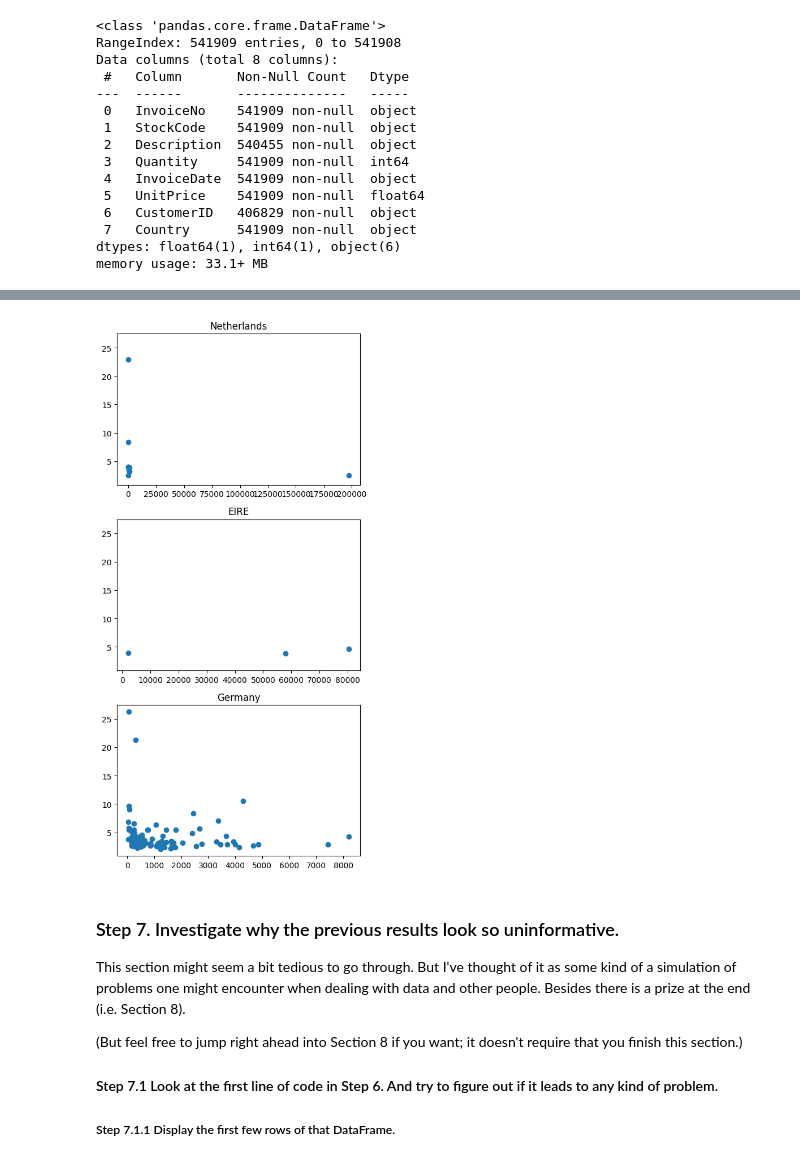
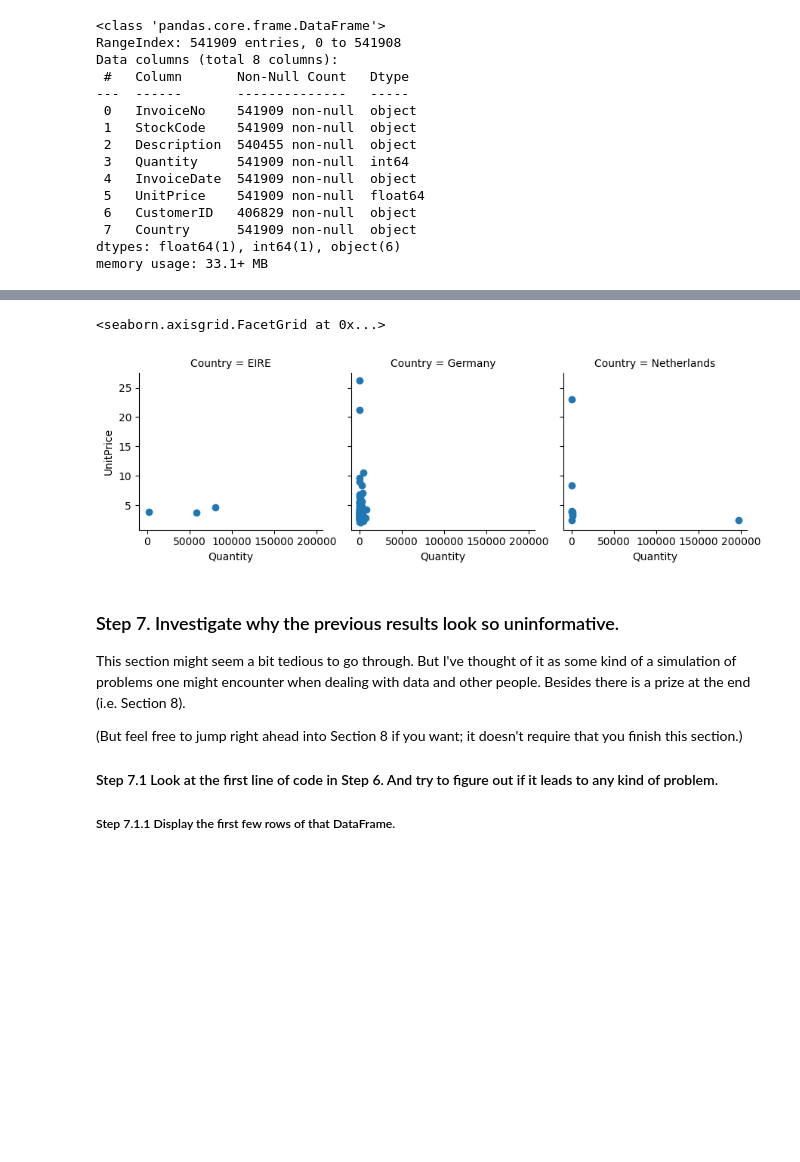
Before and after one commit to hichamsergi/Hacker-Rank, a Jupyter notebook: Pandas_exercise/07_Visualization/02_Online_Retail.ipynb, the cells around one changed output, grey strips where cells are left out. Cells and saved outputs as stored; diff of their text form; code cells hidden in the pictures; blank space fills up the shorter version.

```diff
--- a/Pandas_exercise/07_Visualization/02_Online_Retail.ipynb
+++ b/Pandas_exercise/07_Visualization/02_Online_Retail.ipynb
@@ -119,27 +120,10 @@ top3_data
-# %%
-top1_data = top3_data.loc[top3_data.index.get_level_values("Country") == top3_countries[0]]
-
-top2_data = top3_data.loc[top3_data.index.get_level_values("Country") == top3_countries[1]]
-
-top3_data = top3_data.loc[top3_data.index.get_level_values("Country") == top3_countries[2]]
-# %%
-fig, axes = plt.subplots(3, 1, sharey=True, figsize=(5, 10))
-
-
-axes[0].set_title(top3_countries[0])
-axes[0].scatter(top1_data["Quantity"], top1_data["UnitPrice"])
-
-axes[1].set_title(top3_countries[1])
-axes[1].scatter(top2_data["Quantity"], top2_data["UnitPrice"])
-
-axes[2].set_title(top3_countries[2])
-axes[2].scatter(top3_data["Quantity"], top3_data["UnitPrice"])
-
-
-plt.tight_layout()
-plt.show()
-# %% [output]
-[figure, removed]
+# %%
+c_3 = sns.FacetGrid(top3_data, col="Country")
+
+c_3.map(plt.scatter, "Quantity", "UnitPrice")
+# %% [output]
+<seaborn.axisgrid.FacetGrid at 0x...>
+[figure, added]
 # %% [markdown]
 ### Step 7. Investigate why the previous results look so uninformative.
 
```
Also changed, not shown: parts of 4 cells of this notebook.
